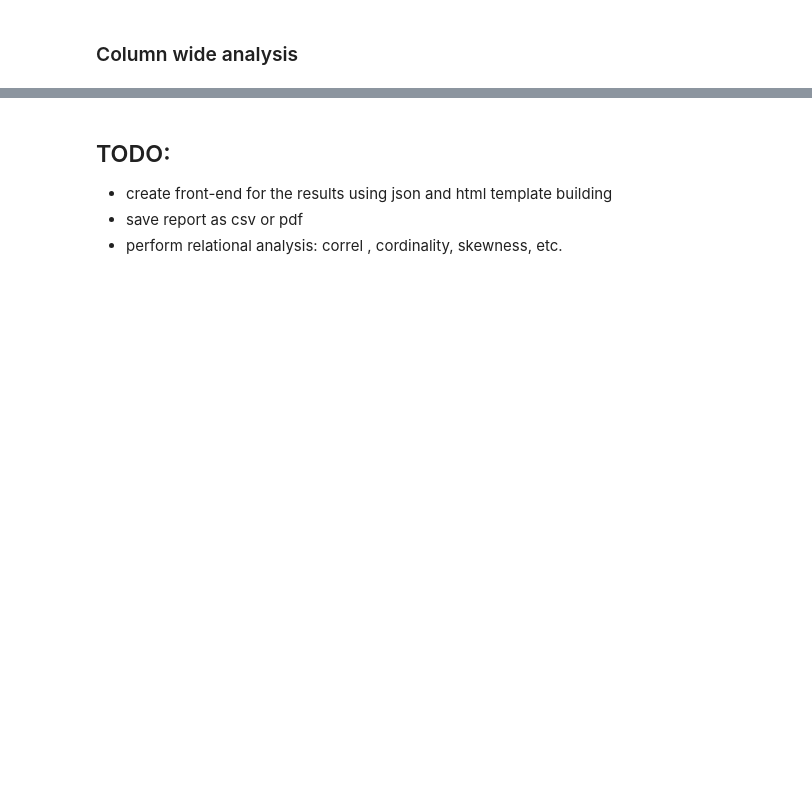
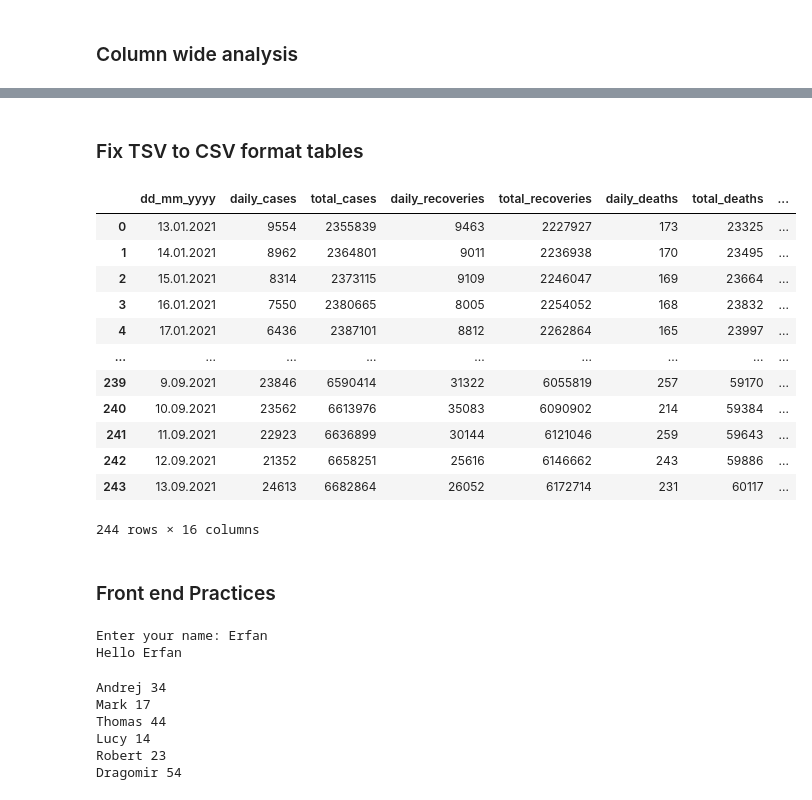
Before and after one commit to erfankashani/table_profiling_pyspark, a Jupyter notebook: Code/01-profiling.ipynb, the cells around one changed output, grey strips where cells are left out. Drawn from its saved outputs; the diff is of its cells as text; code cells hidden in the pictures; blank space fills up the shorter version.

```diff
--- a/Code/01-profiling.ipynb
+++ b/Code/01-profiling.ipynb
@@ -501,8 +572,23 @@ pandas_df
 | venue | string | 291 | 287 | 4 | 1.375 | 157 | ... |
 | venue | string | 291 | 287 | 4 | 1.375 | 157 | ... |
 | indexed_abstract | string | 291 | 117 | 174 | 59.794 | 116 | ... |
-# %% [markdown]
-## TODO:
-- create front-end for the results using json and html template building
-- save report as csv or pdf
-- perform relational analysis: correl , cordinality, skewness, etc.
+# %% [markdown]
+### Fix TSV to CSV format tables
+# %%
+import pandas as pd
+test_df = pd.read_csv("../Data/COVID_19_vs_Vaccine_in_Turkey.csv",sep=',')
+test_df
+# %% [output]
+|  | dd_mm_yyyy | daily_cases | total_cases | daily_recoveries | total_recoveries | daily_deaths | total_deaths | ... |
+| 0 | 13.01.2021 | 9554 | 2355839 | 9463 | 2227927 | 173 | 23325 | ... |
+| 1 | 14.01.2021 | 8962 | 2364801 | 9011 | 2236938 | 170 | 23495 | ... |
+| 2 | 15.01.2021 | 8314 | 2373115 | 9109 | 2246047 | 169 | 23664 | ... |
+| 3 | 16.01.2021 | 7550 | 2380665 | 8005 | 2254052 | 168 | 23832 | ... |
+| 4 | 17.01.2021 | 6436 | 2387101 | 8812 | 2262864 | 165 | 23997 | ... |
+| ... | ... | ... | ... | ... | ... | ... | ... | ... |
+| 239 | 9.09.2021 | 23846 | 6590414 | 31322 | 6055819 | 257 | 59170 | ... |
+| 240 | 10.09.2021 | 23562 | 6613976 | 35083 | 6090902 | 214 | 59384 | ... |
+| 241 | 11.09.2021 | 22923 | 6636899 | 30144 | 6121046 | 259 | 59643 | ... |
+| 242 | 12.09.2021 | 21352 | 6658251 | 25616 | 6146662 | 243 | 59886 | ... |
+| 243 | 13.09.2021 | 24613 | 6682864 | 26052 | 6172714 | 231 | 60117 | ... |
+244 rows × 16 columns
@@ -508,0 +601,40 @@ pandas_df
+# %% [markdown]
+### Front end Practices
+# %%
+from jinja2 import Template
+
+name = input("Enter your name: ")
+
+tm = Template("Hello {{ name }}")
+msg = tm.render(name=name)
+
+print(msg)
+# %% [output]
+Enter your name: Erfan
+Hello Erfan
+# %%
+from jinja2 import Environment, FileSystemLoader
+
+persons = [
+    {'name': 'Andrej', 'age': 34},
+    {'name': 'Mark', 'age': 17},
+    {'name': 'Thomas', 'age': 44},
+    {'name': 'Lucy', 'age': 14},
+    {'name': 'Robert', 'age': 23},
+    {'name': 'Dragomir', 'age': 54}
+]
+
+file_loader = FileSystemLoader('templates')
+env = Environment(loader=file_loader)
+
+template = env.get_template('showpersons.txt')
+
+output = template.render(persons=persons)
+print(output)
+# %% [output]
+Andrej 34
+Mark 17
+Thomas 44
+Lucy 14
+Robert 23
+Dragomir 54
```
Also changed, not shown: parts of 47 cells of this notebook, 2 other files.
